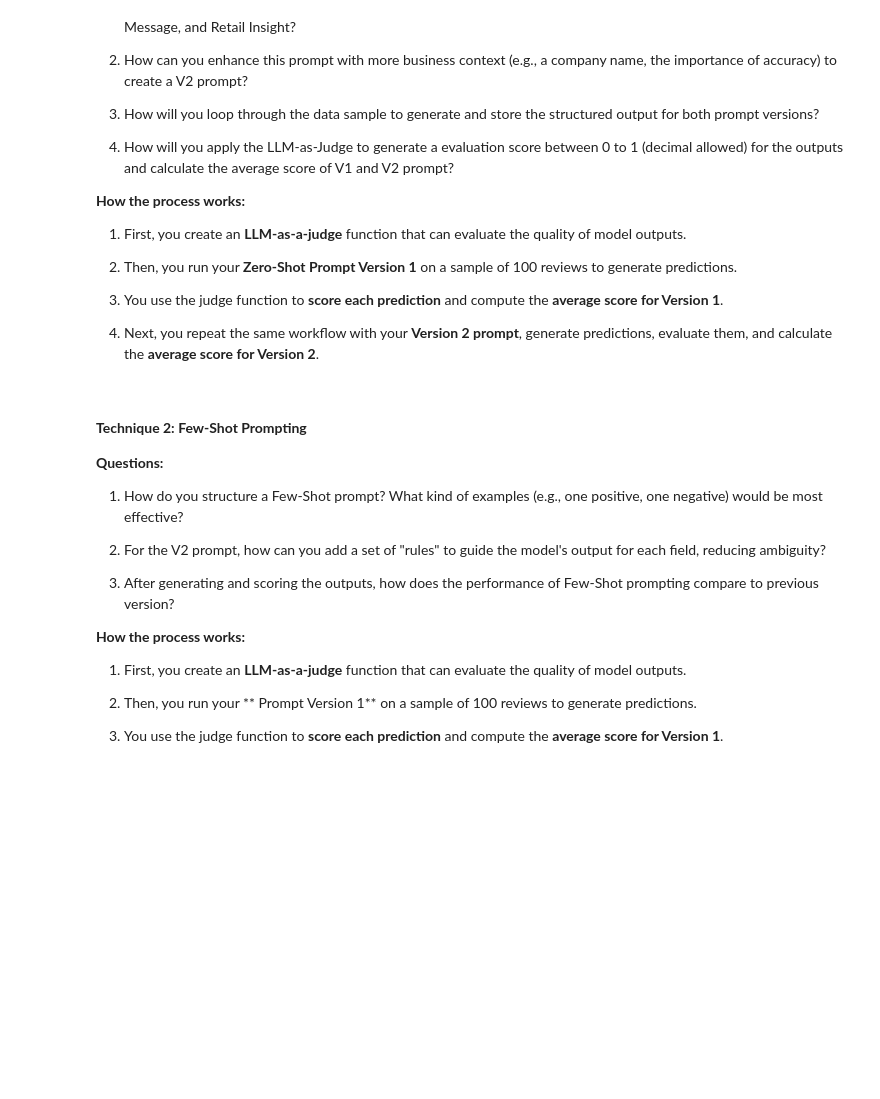
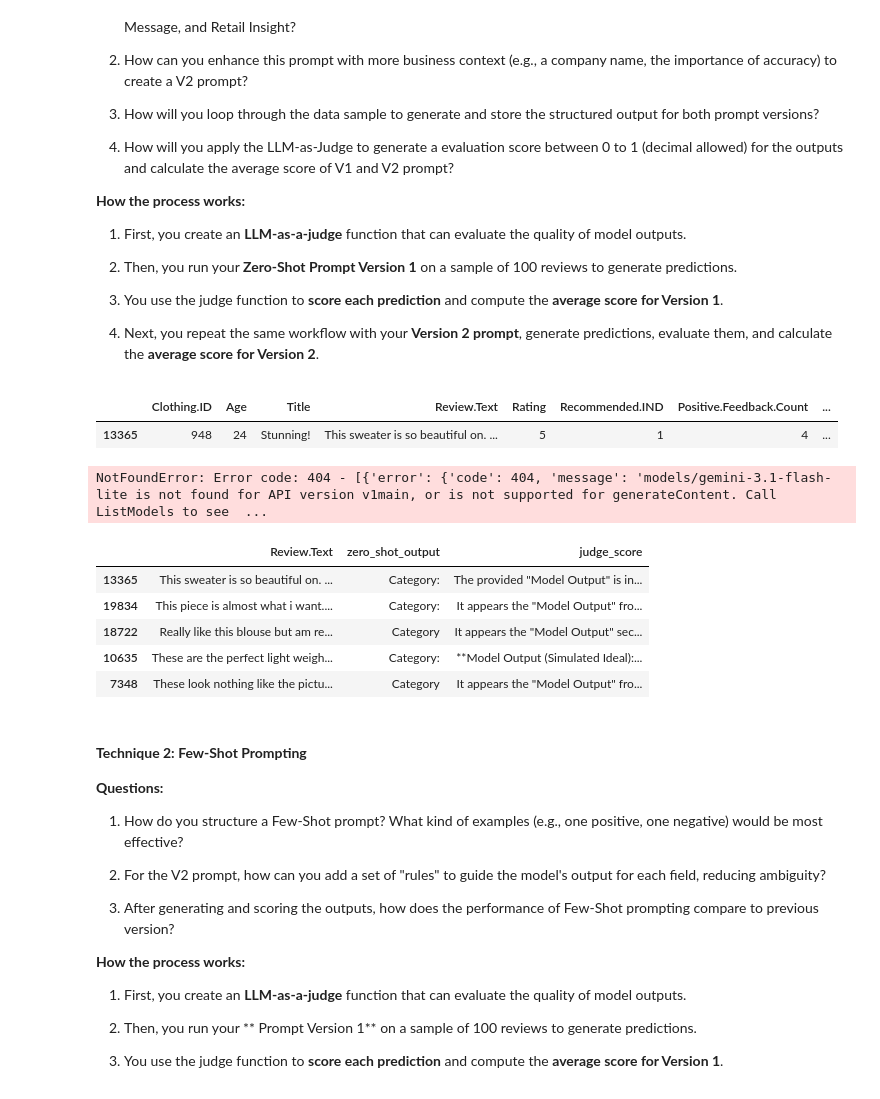
Before and after one commit to mikejoe144/MIT_Course_Capstone_Project, a Jupyter notebook: Real-Time_Retail_Feedback_Intelligence_Full_code.ipynb, the cells around one changed output. Saved outputs shown, nothing was run; the diff lists cells and outputs as text; code cells hidden in the pictures; blank space fills up the shorter version.

Commit message:
started zero shot

```diff
--- a/Real-Time_Retail_Feedback_Intelligence_Full_code.ipynb
+++ b/Real-Time_Retail_Feedback_Intelligence_Full_code.ipynb
@@ -646,3 +705,10 @@ We will test three different prompting techniques. For each, we will create a ba
 3.  You use the judge function to **score each prediction** and compute the **average score for Version 1**.
 
 4.  Next, you repeat the same workflow with your **Version 2 prompt**, generate predictions, evaluate them, and calculate the **average score for Version 2**.
+# %%
+#limit sample to 5 reivews for testing
+sample_df = df.sample(n=1, random_state=42)
+sample_df.head()
+# %% [output]
+|  | Clothing.ID | Age | Title | Review.Text | Rating | Recommended.IND | Positive.Feedback.Count | ... |
+| 13365 | 948 | 24 | Stunning! | This sweater is so beautiful on. ... | 5 | 1 | 4 | ... |
@@ -649,3 +759,47 @@ We will test three different prompting techniques. For each, we will create a ba
+# %%
+def zero_shot_review(review_text):
+
+    prompt = f"""
+    Analyze this retail customer review and provide the following information. Fill in each field with actual content from the review.
+
+    Category:
+    Sentiment:
+    Summary:
+    Personalized Message:
+    Retail Insight:
+
+    Review:
+    {review_text}
+    """
+
+    response = client.chat.completions.create(
+        model="gemini-3.1-flash-lite",
+        messages=[
+            {"role": "user", "content": prompt}
+        ],
+        temperature=0,
+        max_tokens=50
+    )
+
+    return response.choices[0].message.content
+# %%
+sample_df['zero_shot_output'] = sample_df['Review.Text'].apply(zero_shot_review)
+# %% [output]
+NotFoundError: Error code: 404 - [{'error': {'code': 404, 'message': 'models/gemini-3.1-flash-lite is not found for API version v1main, or is not supported for generateContent. Call ListModels to see  ...
+# %%
+sample_df['judge_score'] = sample_df.apply(
+    lambda row: judge_output(row['Review.Text'], row['zero_shot_output']),
+    axis=1
+)
+# %%
+sample_df[['Review.Text', 'zero_shot_output', 'judge_score']]
+# %% [output]
+|  | Review.Text | zero_shot_output | judge_score |
+| 13365 | This sweater is so beautiful on. ... | Category: | The provided "Model Output" is in... |
+| 19834 | This piece is almost what i want.... | Category: | It appears the "Model Output" fro... |
+| 18722 | Really like this blouse but am re... | Category | It appears the "Model Output" sec... |
+| 10635 | These are the perfect light weigh... | Category: | **Model Output (Simulated Ideal):... |
+| 7348 | These look nothing like the pictu... | Category | It appears the "Model Output" fro... |
 # %% [markdown]
 #### **Technique 2: Few-Shot Prompting**
 
```
Also changed, not shown: parts of 11 cells of this notebook.
